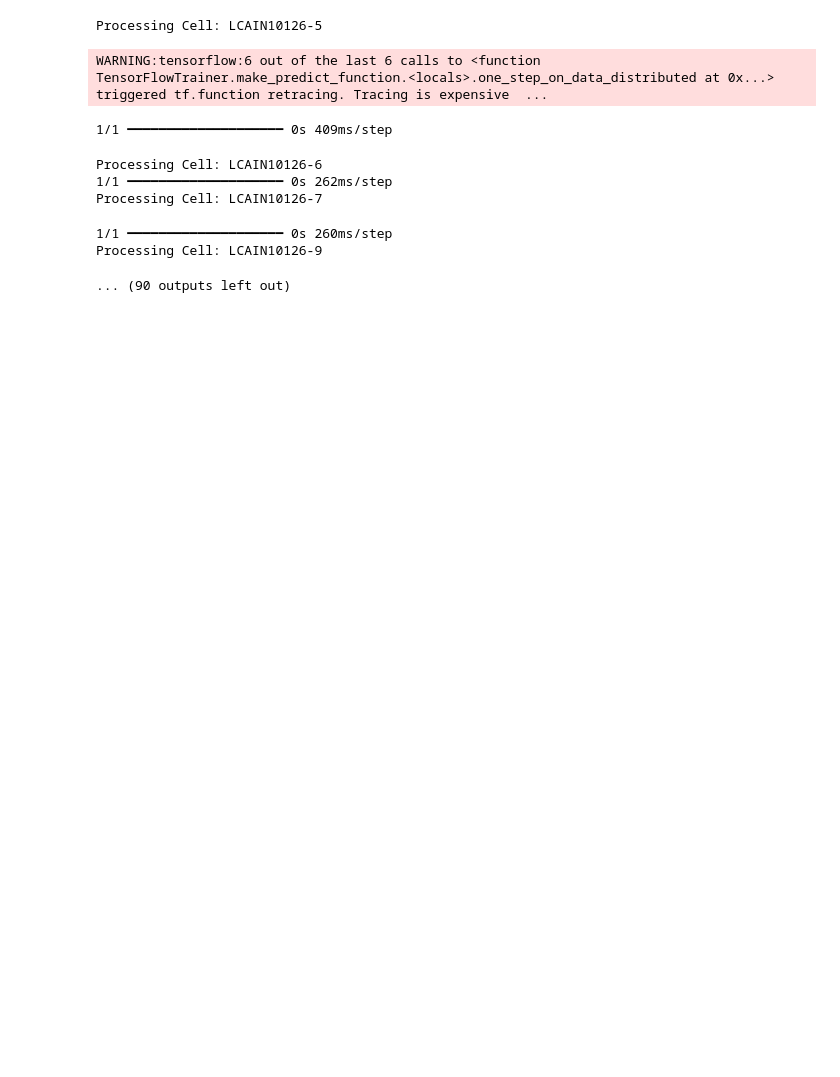
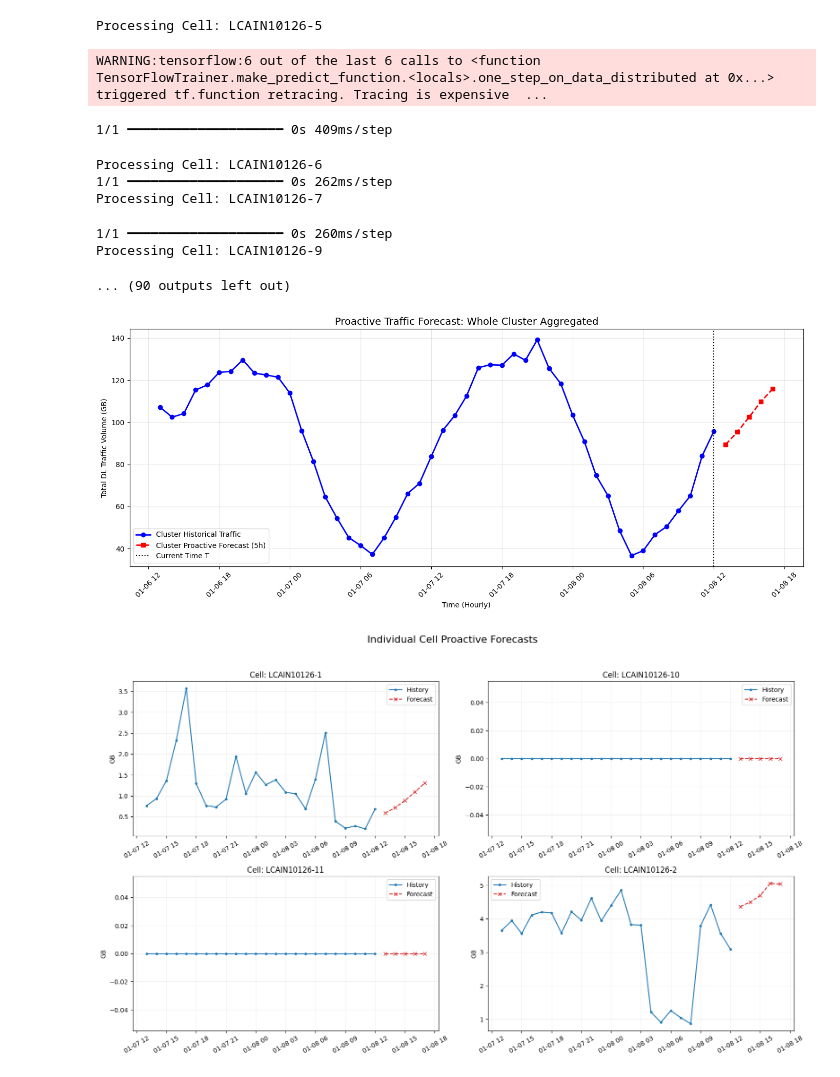
Before and after one commit to menna480/AI_diploma_master, a Jupyter notebook: LSTM_Traffic_Steering.ipynb, the cells around one changed output. Saved outputs shown, nothing was run; the diff lists cells and outputs as text; code cells hidden in the pictures; blank space fills up the shorter version.

```diff
--- a/LSTM_Traffic_Steering.ipynb
+++ b/LSTM_Traffic_Steering.ipynb
@@ -297,3 +297,67 @@ Processing Cell: LCAIN10126-7
 1/1 ━━━━━━━━━━━━━━━━━━━━ 0s 260ms/step
 Processing Cell: LCAIN10126-9
 ... (90 outputs left out)
+# %%
+import matplotlib.pyplot as plt
+import seaborn as sns
+
+# ==========================================
+# 1. WHOLE CLUSTER AGGREGATED PLOT
+# ==========================================
+# Aggregate history across all cells
+cluster_history = hourly_df.groupby('Time')['DL Traffic Volume (GB)'].sum().reset_index()
+# Aggregate forecast across all cells
+cluster_forecast = final_df.groupby('Forecast_Time')['Predicted_DL_Traffic_GB'].sum().reset_index()
+
+plt.figure(figsize=(14, 6))
+# Plot last 48 hours of history for context
+plt.plot(cluster_history['Time'].tail(48), cluster_history['DL Traffic Volume (GB)'].tail(48),
+         label='Cluster Historical Traffic', color='blue', marker='o', linewidth=2)
+
+# Plot the 5-step proactive forecast
+plt.plot(cluster_forecast['Forecast_Time'], cluster_forecast['Predicted_DL_Traffic_GB'],
+         label='Cluster Proactive Forecast (5h)', color='red', linestyle='--', marker='s', linewidth=2)
+
+plt.axvline(x=cluster_history['Time'].iloc[-1], color='black', linestyle=':', label='Current Time T')
+plt.title('Proactive Traffic Forecast: Whole Cluster Aggregated', fontsize=14)
+plt.ylabel('Total DL Traffic Volume (GB)')
+plt.xlabel('Time (Hourly)')
+plt.legend()
+plt.grid(True, alpha=0.3)
+plt.xticks(rotation=45)
+plt.tight_layout()
+plt.savefig('cluster_proactive_plot.png')
+plt.show()
+
+# ==========================================
+# 2. INDIVIDUAL CELL COMPARISON PLOT
+# ==========================================
+# Select a few top cells to compare (e.g., first 4 cells)
+top_cells = final_df['Cell_Name'].unique()[:4]
+
+fig, axes = plt.subplots(2, 2, figsize=(16, 10))
+axes = axes.flatten()
+
+for i, cell in enumerate(top_cells):
+    cell_hist = hourly_df[hourly_df['Cell Name'] == cell]
+    cell_pred = final_df[final_df['Cell_Name'] == cell]
+
+    axes[i].plot(cell_hist['Time'].tail(24), cell_hist['DL Traffic Volume (GB)'].tail(24),
+                 label='History', color='tab:blue', marker='.')
+    axes[i].plot(cell_pred['Forecast_Time'], cell_pred['Predicted_DL_Traffic_GB'],
+                 label='Forecast', color='tab:red', linestyle='--', marker='x')
+
+    axes[i].set_title(f'Cell: {cell}')
+    axes[i].set_ylabel('GB')
+    axes[i].grid(True, alpha=0.2)
+    axes[i].legend()
+    for tick in axes[i].get_xticklabels():
+        tick.set_rotation(30)
+
+plt.suptitle('Individual Cell Proactive Forecasts', fontsize=16)
+plt.tight_layout(rect=[0, 0.03, 1, 0.95])
+plt.savefig('cell_level_comparison.png')
+plt.show()
+# %% [output]
+[figure, added]
+[figure, added]
```
Also changed, not shown: parts of 1 cell of this notebook.
